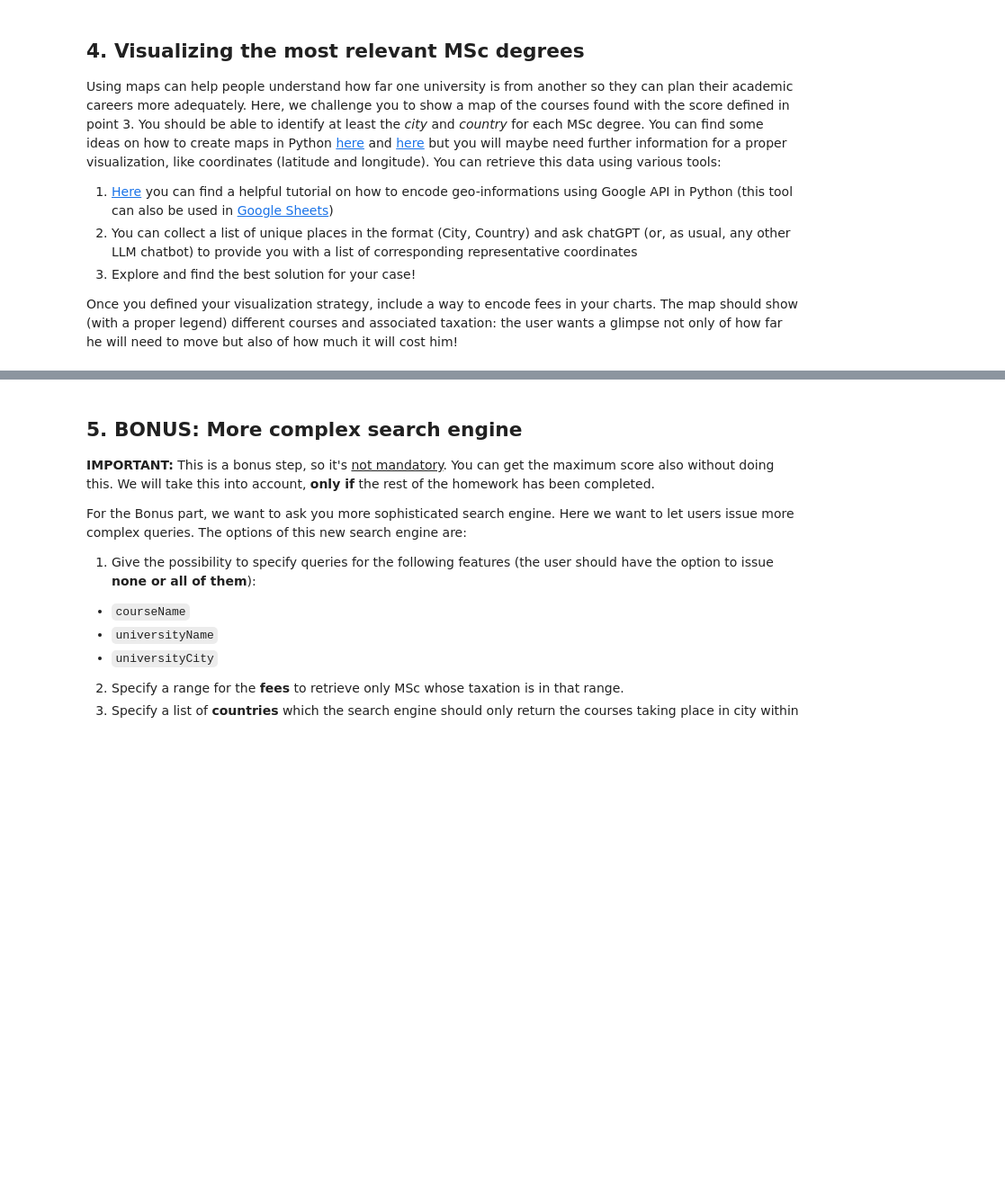
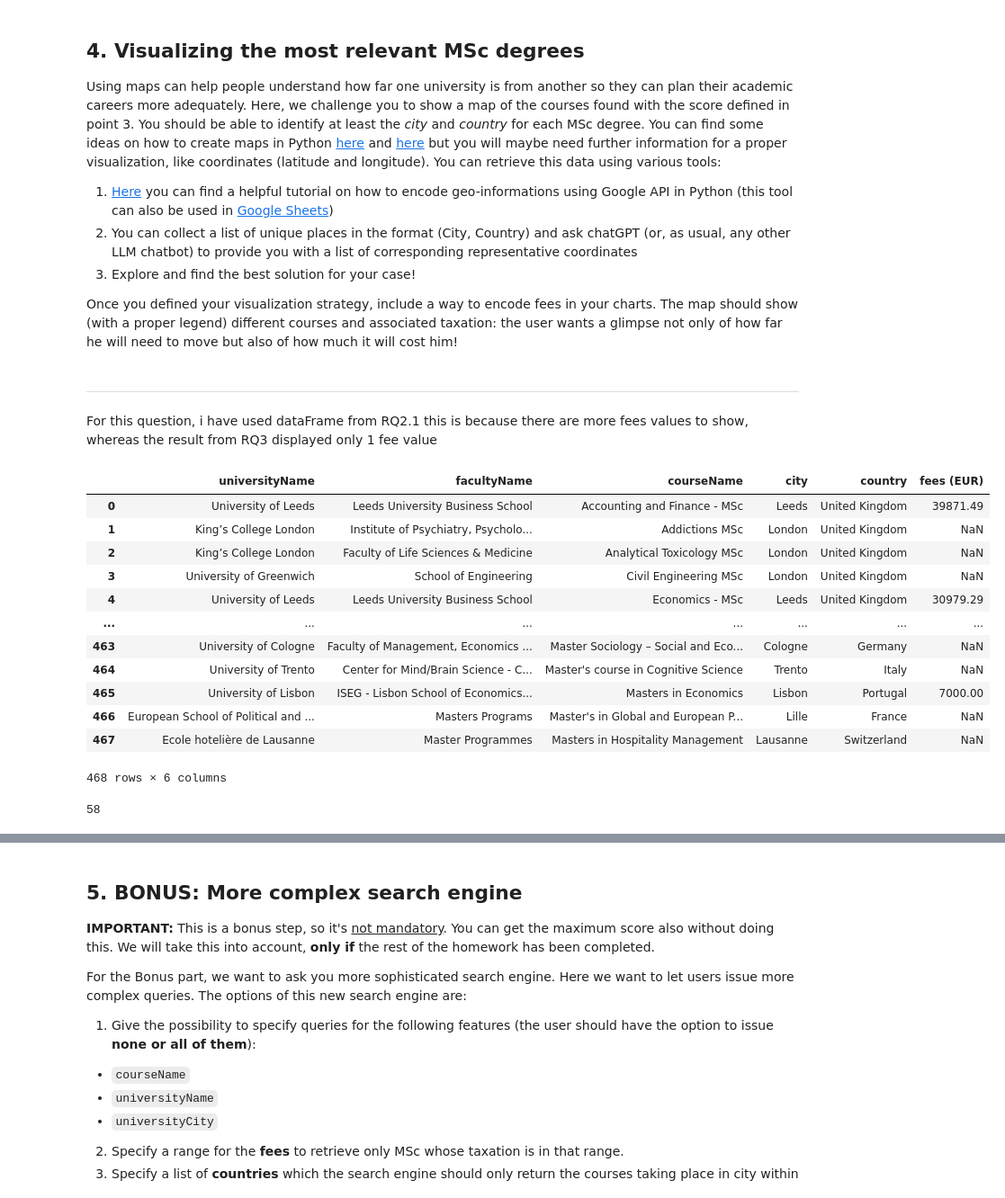
Before and after one commit to denizyy/ADM-HW3, a Jupyter notebook: HW3.ipynb, the cells around one changed output, grey strips where cells are left out. Shown at 90% size. Saved outputs shown, nothing was run; the diff lists cells and outputs as text; code cells hidden in the pictures; blank space fills up the shorter version.

```diff
--- a/HW3.ipynb
+++ b/HW3.ipynb
@@ -656,3 +759,35 @@ Using maps can help people understand how far one university is from another so
 3. Explore and find the best solution for your case!
 
 Once you defined your visualization strategy, include a way to encode fees in your charts. The map should show (with a proper legend) different courses and associated taxation: the user wants a glimpse not only of how far he will need to move but also of how much it will cost him!
+# %% [markdown]
+-----
+For this question, i have used dataFrame from RQ2.1 this is because there are more fees values to show, whereas the result from RQ3 displayed only 1 fee value
+# %%
+# Read necessary dfs in order to merge them and get info
+df = pd.read_csv('/Users/Francesco/Desktop/ADM/HW3/df.csv').drop(columns=['description','isItFullTime','description','startDate','fees','modality','duration','adminsitration'])
+df_RQ2 = pd.read_csv('./df_RQ2.csv').drop(columns=['description','facultyName','universityName','isItFullTime','startDate','fees','modality','duration','adminsitration'])
+df_cleaned_fees = pd.read_csv('./df_cleaned_fees.csv').drop(columns=['description','facultyName','universityName','isItFullTime','startDate','fees','modality','duration','adminsitration','cleaned_fees'])
+
+merged_df = merged_df = pd.merge(df_RQ2, df, on='url', how='left')
+merged_df = pd.merge(merged_df, df_cleaned_fees, on='url', how='left').drop(columns=['courseName_y','city_y','country_y','url','city_x','country_x','courseName_x'])
+# %%
+merged_df
+# %% [output]
+|  | universityName | facultyName | courseName | city | country | fees (EUR) |
+| 0 | University of Leeds | Leeds University Business School | Accounting and Finance - MSc | Leeds | United Kingdom | 39871.49 |
+| 1 | King’s College London | Institute of Psychiatry, Psycholo... | Addictions MSc | London | United Kingdom | NaN |
+| 2 | King’s College London | Faculty of Life Sciences & Medicine | Analytical Toxicology MSc | London | United Kingdom | NaN |
+| 3 | University of Greenwich | School of Engineering | Civil Engineering MSc | London | United Kingdom | NaN |
+| 4 | University of Leeds | Leeds University Business School | Economics - MSc | Leeds | United Kingdom | 30979.29 |
+| ... | ... | ... | ... | ... | ... | ... |
+| 463 | University of Cologne | Faculty of Management, Economics ... | Master Sociology – Social and Eco... | Cologne | Germany | NaN |
+| 464 | University of Trento | Center for Mind/Brain Science - C... | Master's course in Cognitive Science | Trento | Italy | NaN |
+| 465 | University of Lisbon | ISEG - Lisbon School of Economics... | Masters in Economics | Lisbon | Portugal | 7000.00 |
+| 466 | European School of Political and ... | Masters Programs | Master's in Global and European P... | Lille | France | NaN |
+| 467 | Ecole hotelière de Lausanne | Master Programmes | Masters in Hospitality Management | Lausanne | Switzerland | NaN |
+468 rows × 6 columns
+# %%
+# Check how many different fees values we have
+merged_df['fees (EUR)'].nunique()
+# %% [output]
+58
```
Also changed, not shown: parts of 20 cells of this notebook, 1 other file.
